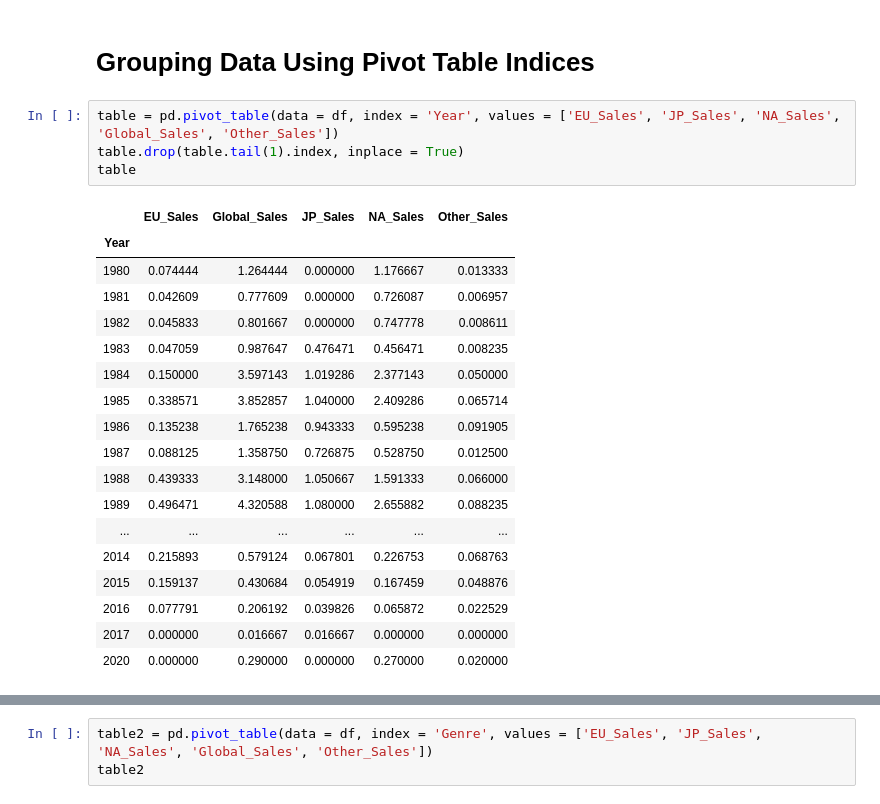
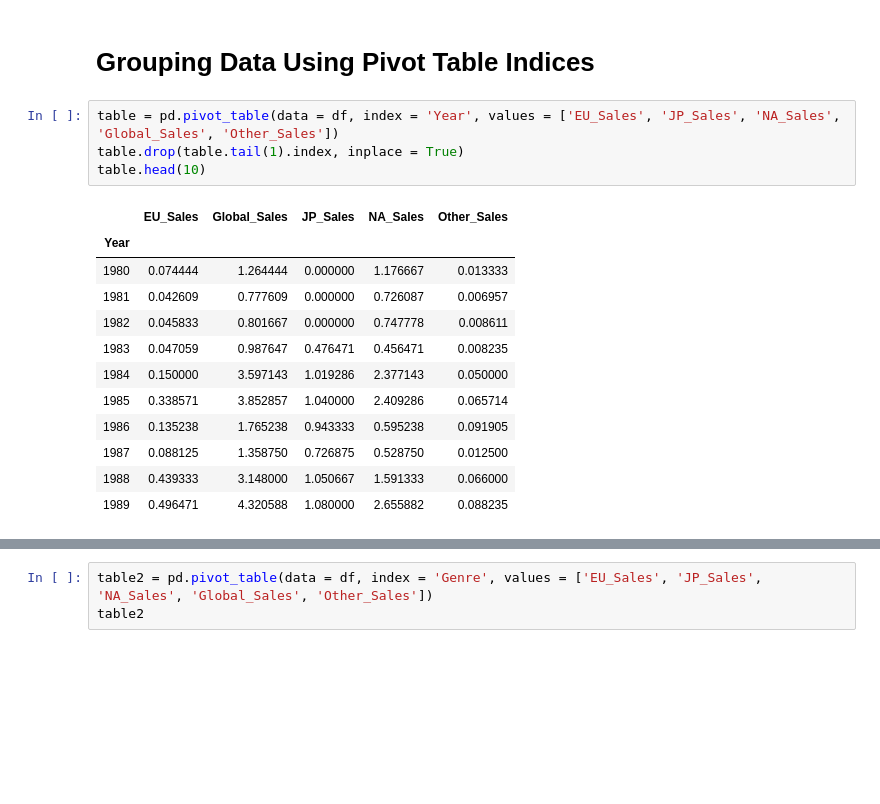
Before and after one commit to andrewcole33/pivot_table_blog, a Jupyter notebook: Untitled.ipynb, the cells around one changed output, grey strips where cells are left out. Cells and saved outputs as stored; diff of their text form; blank space fills up the shorter version.

```diff
--- a/Untitled.ipynb
+++ b/Untitled.ipynb
@@ -46,26 +46,20 @@ df.Year = [x.split('.')[0] for x in df.Year]
 # %%
 table = pd.pivot_table(data = df, index = 'Year', values = ['EU_Sales', 'JP_Sales', 'NA_Sales', 'Global_Sales', 'Other_Sales'])
 table.drop(table.tail(1).index, inplace = True)
-table
+table.head(10)
 # %% [output]
 |  | EU_Sales | Global_Sales | JP_Sales | NA_Sales | Other_Sales |
 | Year |  |  |  |  |  |
 | 1980 | 0.074444 | 1.264444 | 0.000000 | 1.176667 | 0.013333 |
 | 1981 | 0.042609 | 0.777609 | 0.000000 | 0.726087 | 0.006957 |
 | 1982 | 0.045833 | 0.801667 | 0.000000 | 0.747778 | 0.008611 |
 | 1983 | 0.047059 | 0.987647 | 0.476471 | 0.456471 | 0.008235 |
 | 1984 | 0.150000 | 3.597143 | 1.019286 | 2.377143 | 0.050000 |
 | 1985 | 0.338571 | 3.852857 | 1.040000 | 2.409286 | 0.065714 |
 | 1986 | 0.135238 | 1.765238 | 0.943333 | 0.595238 | 0.091905 |
 | 1987 | 0.088125 | 1.358750 | 0.726875 | 0.528750 | 0.012500 |
 | 1988 | 0.439333 | 3.148000 | 1.050667 | 1.591333 | 0.066000 |
 | 1989 | 0.496471 | 4.320588 | 1.080000 | 2.655882 | 0.088235 |
-| ... | ... | ... | ... | ... | ... |
-| 2014 | 0.215893 | 0.579124 | 0.067801 | 0.226753 | 0.068763 |
-| 2015 | 0.159137 | 0.430684 | 0.054919 | 0.167459 | 0.048876 |
-| 2016 | 0.077791 | 0.206192 | 0.039826 | 0.065872 | 0.022529 |
-| 2017 | 0.000000 | 0.016667 | 0.016667 | 0.000000 | 0.000000 |
-| 2020 | 0.000000 | 0.290000 | 0.000000 | 0.270000 | 0.020000 |
 # %%
 t = table.plot(kind = 'line', figsize = (20, 10), lw = 2.5)
 t.set_xlabel('Year', fontsize = 20)
```
Also changed, not shown: parts of 2 cells of this notebook, 12 other files.
